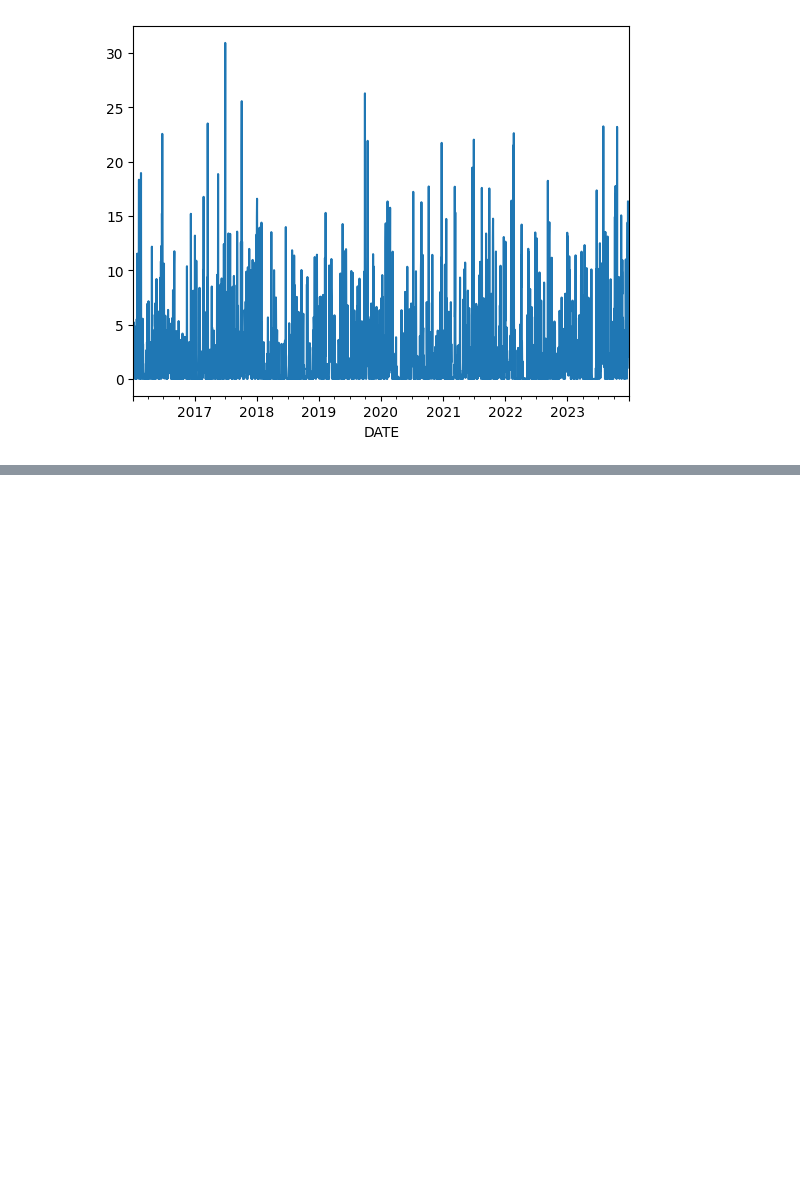
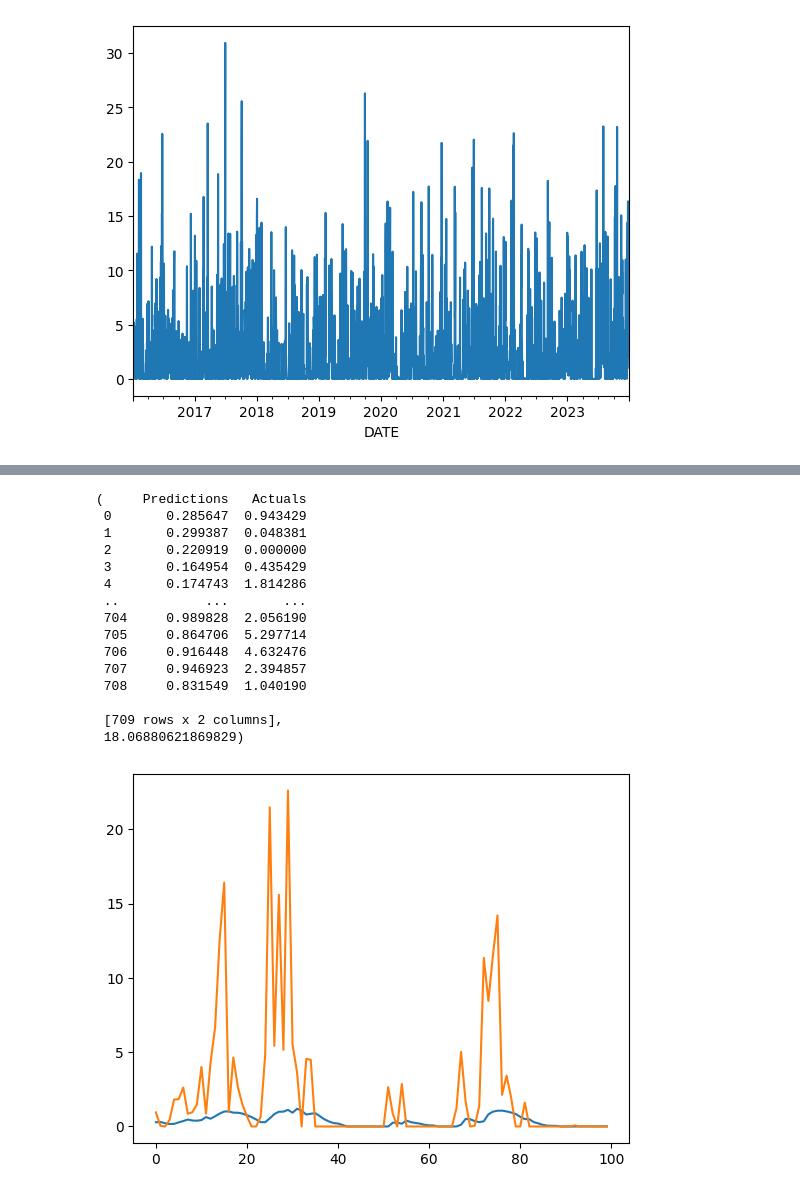
Before and after one commit to shizukuyu/machine-learning, a Jupyter notebook: germany_3.ipynb, the cells around one changed output, grey strips where cells are left out. Cells and saved outputs as stored; diff of their text form; code cells hidden in the pictures; blank space fills up the shorter version.

```diff
--- a/germany_3.ipynb
+++ b/germany_3.ipynb
@@ -870,0 +867,14 @@ plot_predictions1(model4, X2_test, y2_test)
+# %%
+from sklearn.metrics import mean_squared_error as mse
+
+def plot_predictions1(model, X, y, start=0, end=100):
+  predictions = model.predict(X).flatten()
+
+  df = pd.DataFrame(data={'Predictions':predictions, 'Actuals':y})
+  plt.plot(df['Predictions'][start:end],label='Predict')
+  plt.plot(df['Actuals'][start:end],label='Actual')
+  return df, mse(y, predictions)
+
+
+plot_predictions1(model1, X_test1, y_test1)
+# %% [output]
@@ -870,0 +882,16 @@ plot_predictions1(model4, X2_test, y2_test)
+(     Predictions   Actuals
+ 0       0.285647  0.943429
+ 1       0.299387  0.048381
+ 2       0.220919  0.000000
+ 3       0.164954  0.435429
+ 4       0.174743  1.814286
+ ..           ...       ...
+ 704     0.989828  2.056190
+ 705     0.864706  5.297714
+ 706     0.916448  4.632476
+ 707     0.946923  2.394857
+ 708     0.831549  1.040190
+
+ [709 rows x 2 columns],
+ 18.06880621869829)
+[figure, added]
```
Also changed, not shown: parts of 32 cells of this notebook.
